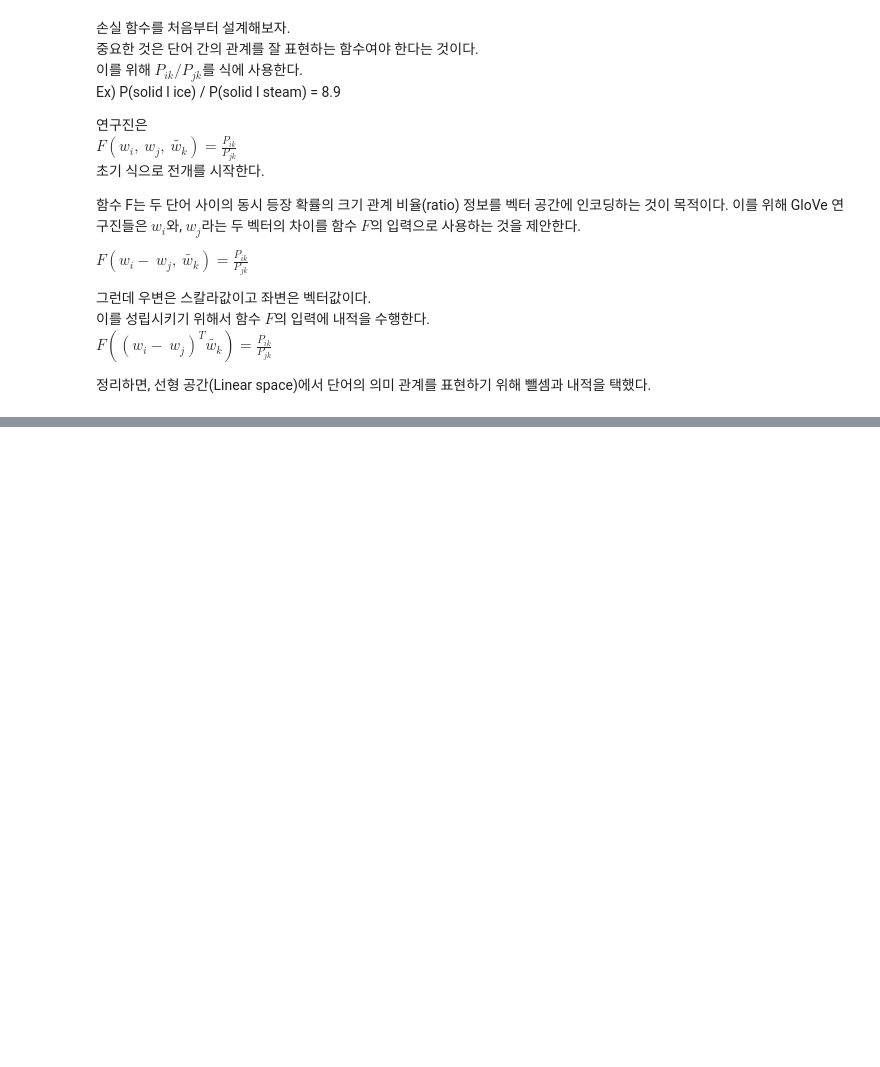
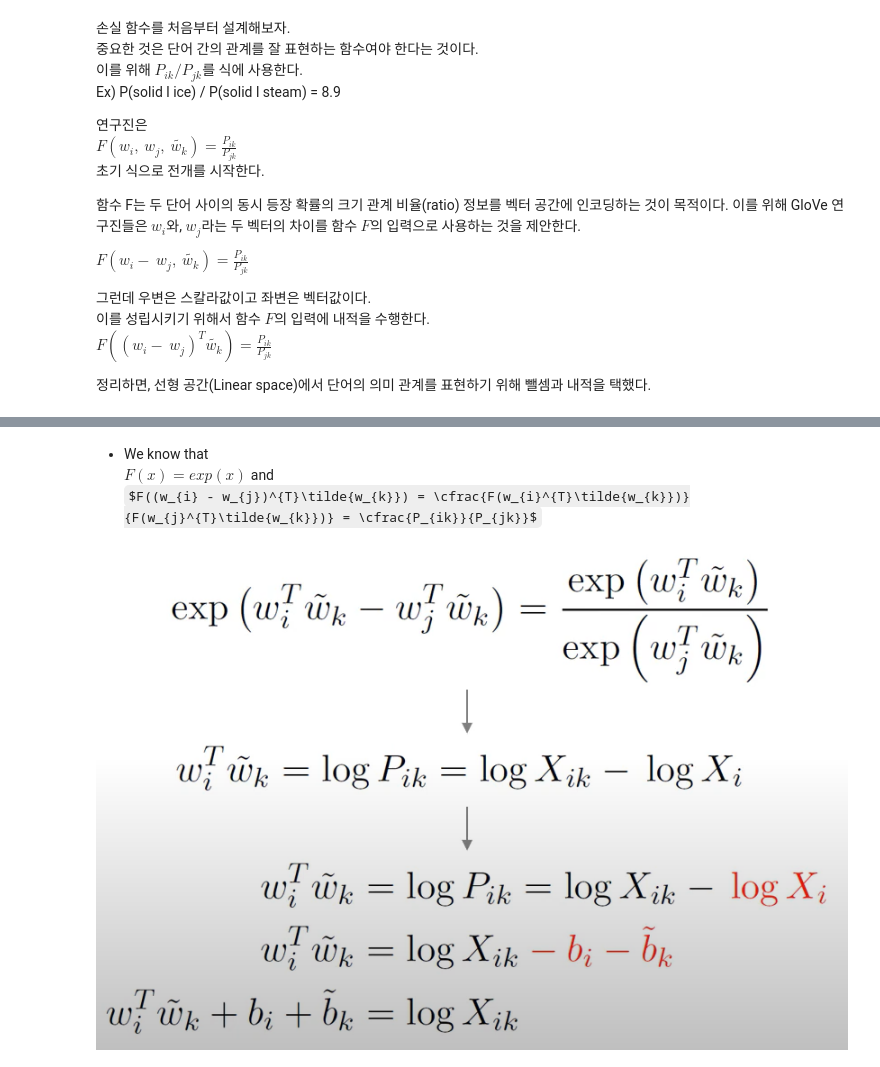
Before and after one commit to tryfasting/deeplearning-pytorch-textbook, a Jupyter notebook: 12-05 글로브와 패스트텍스트.ipynb, the cells around one changed output, grey strips where cells are left out. Saved outputs shown, nothing was run; the diff lists cells and outputs as text; code cells hidden in the pictures; some formulas as TeX source; blank space fills up the shorter version.

```diff
--- a/12-05 글로브와 패스트텍스트.ipynb
+++ b/12-05 글로브와 패스트텍스트.ipynb
@@ -109,0 +168,8 @@ GloVe의 경우 다음과 같은 가중 최소제곱 회귀(Weighted least squar
+# %% [markdown]
+- We know that
+$F(x) = exp(x)$ and
+$F((w_{i} - w_{j})^{T}\tilde{w_{k}}) = \cfrac{F(w_{i}^{T}\tilde{w_{k}})}{F(w_{j}^{T}\tilde{w_{k}})} = \cfrac{P_{ik}}{P_{jk}}$
+# %%
+Image("./scr/12-05 exp.png")
+# %% [output]
+[figure, added]
```
Also changed, not shown: parts of 20 cells of this notebook, 2 other files.
